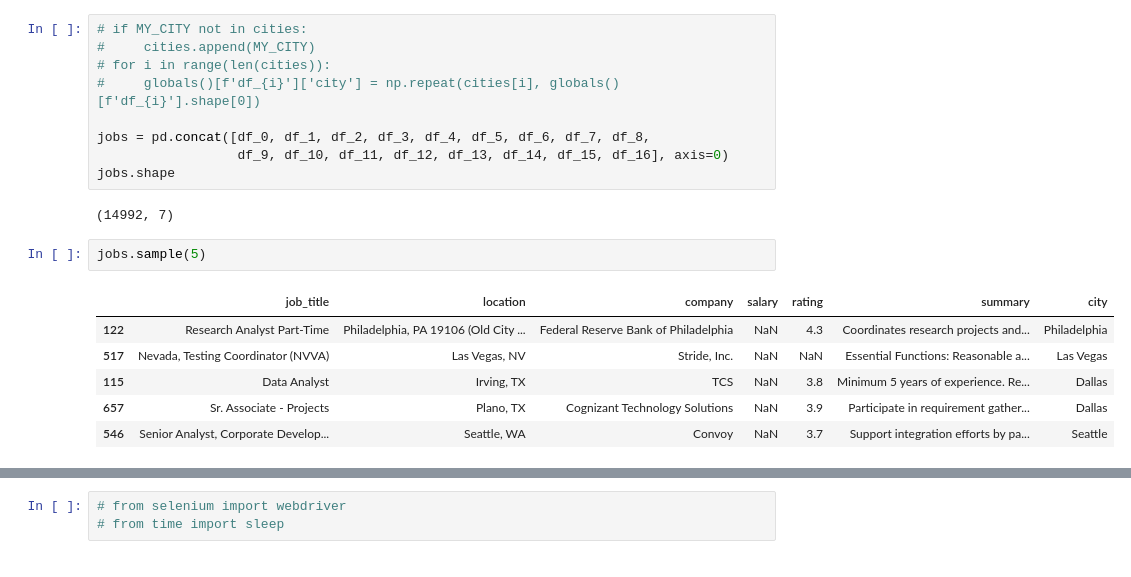
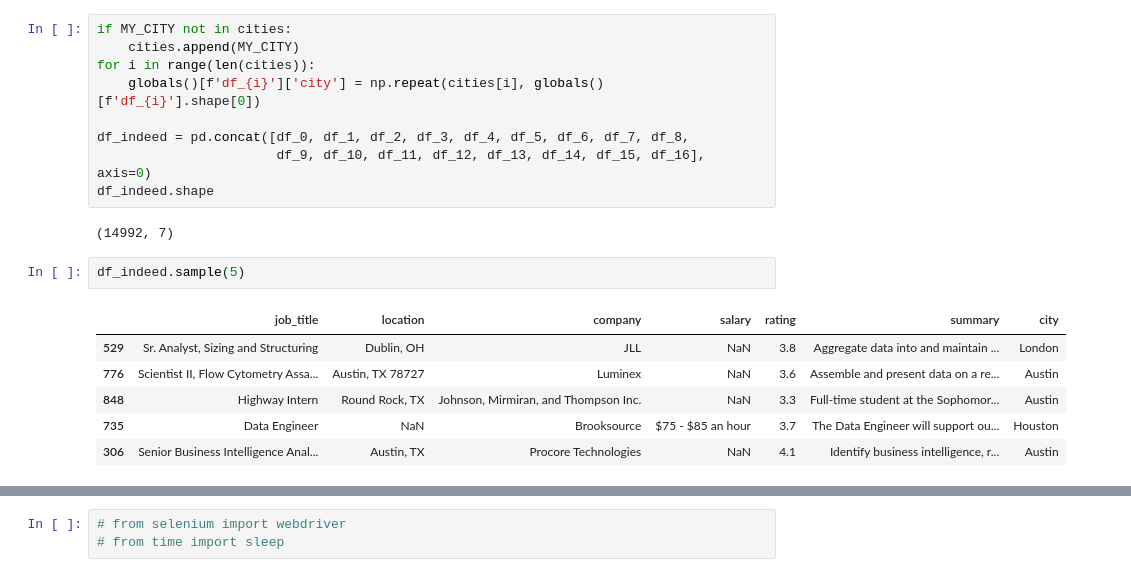
Before and after one commit to androi7/ds-mini-projects, a Jupyter notebook: WebScraping/Salary.ipynb, the cells around one changed output, grey strips where cells are left out. Cells and saved outputs as stored; diff of their text form.

```diff
--- a/WebScraping/Salary.ipynb
+++ b/WebScraping/Salary.ipynb
@@ -603,21 +601,21 @@ df_1.shape
 # %%
-# if MY_CITY not in cities:
-#     cities.append(MY_CITY)
-# for i in range(len(cities)):
-#     globals()[f'df_{i}']['city'] = np.repeat(cities[i], globals()[f'df_{i}'].shape[0])
+if MY_CITY not in cities:
+    cities.append(MY_CITY)
+for i in range(len(cities)):
+    globals()[f'df_{i}']['city'] = np.repeat(cities[i], globals()[f'df_{i}'].shape[0])
 
-jobs = pd.concat([df_0, df_1, df_2, df_3, df_4, df_5, df_6, df_7, df_8,
-                  df_9, df_10, df_11, df_12, df_13, df_14, df_15, df_16], axis=0)
-jobs.shape
+df_indeed = pd.concat([df_0, df_1, df_2, df_3, df_4, df_5, df_6, df_7, df_8,
+                       df_9, df_10, df_11, df_12, df_13, df_14, df_15, df_16], axis=0)
+df_indeed.shape
 # %% [output]
 (14992, 7)
 # %%
-jobs.sample(5)
+df_indeed.sample(5)
 # %% [output]
 |  | job_title | location | company | salary | rating | summary | city |
-| 122 | Research Analyst Part-Time | Philadelphia, PA 19106 (Old City ... | Federal Reserve Bank of Philadelphia | NaN | 4.3 | Coordinates research projects and... | Philadelphia |
-| 517 | Nevada, Testing Coordinator (NVVA) | Las Vegas, NV | Stride, Inc. | NaN | NaN | Essential Functions: Reasonable a... | Las Vegas |
-| 115 | Data Analyst | Irving, TX | TCS | NaN | 3.8 | Minimum 5 years of experience. Re... | Dallas |
-| 657 | Sr. Associate - Projects | Plano, TX | Cognizant Technology Solutions | NaN | 3.9 | Participate in requirement gather... | Dallas |
-| 546 | Senior Analyst, Corporate Develop... | Seattle, WA | Convoy | NaN | 3.7 | Support integration efforts by pa... | Seattle |
+| 529 | Sr. Analyst, Sizing and Structuring | Dublin, OH | JLL | NaN | 3.8 | Aggregate data into and maintain ... | London |
+| 776 | Scientist II, Flow Cytometry Assa... | Austin, TX 78727 | Luminex | NaN | 3.6 | Assemble and present data on a re... | Austin |
+| 848 | Highway Intern | Round Rock, TX | Johnson, Mirmiran, and Thompson Inc. | NaN | 3.3 | Full-time student at the Sophomor... | Austin |
+| 735 | Data Engineer | NaN | Brooksource | $75 - $85 an hour | 3.7 | The Data Engineer will support ou... | Houston |
+| 306 | Senior Business Intelligence Anal... | Austin, TX | Procore Technologies | NaN | 4.1 | Identify business intelligence, r... | Austin |
 # %%
```
Also changed, not shown: parts of 29 cells of this notebook, 3 other files.
